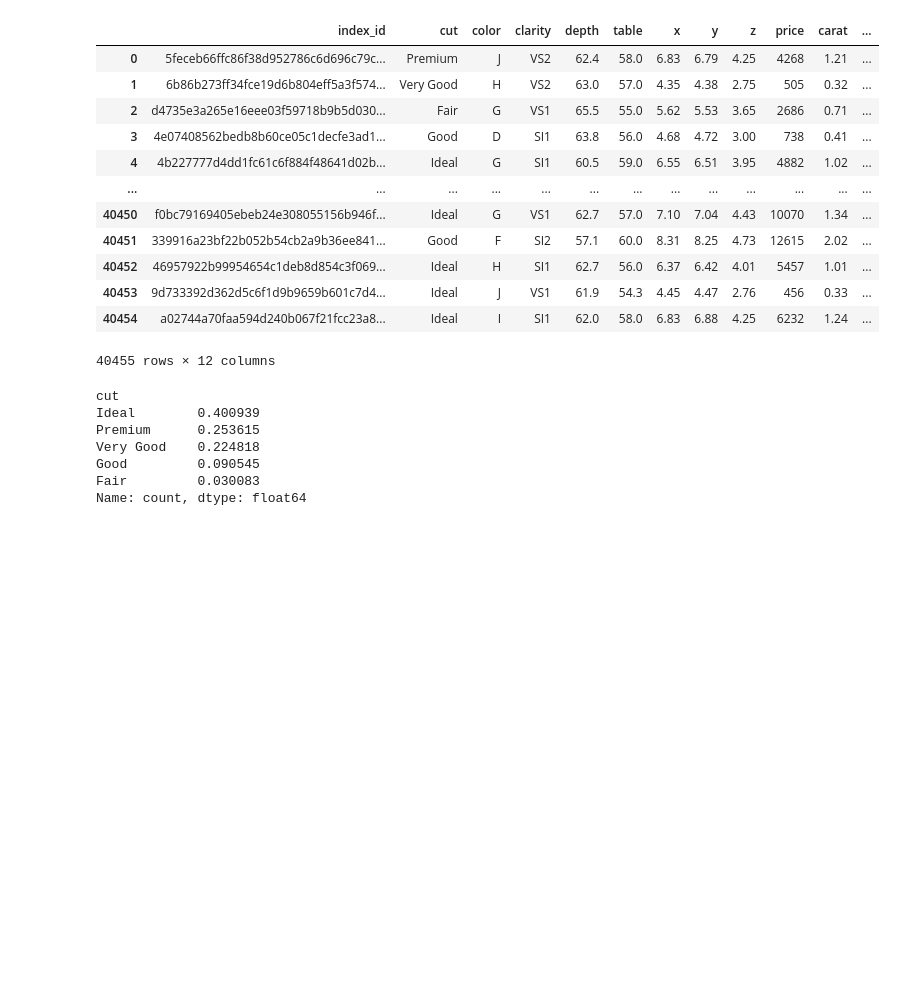
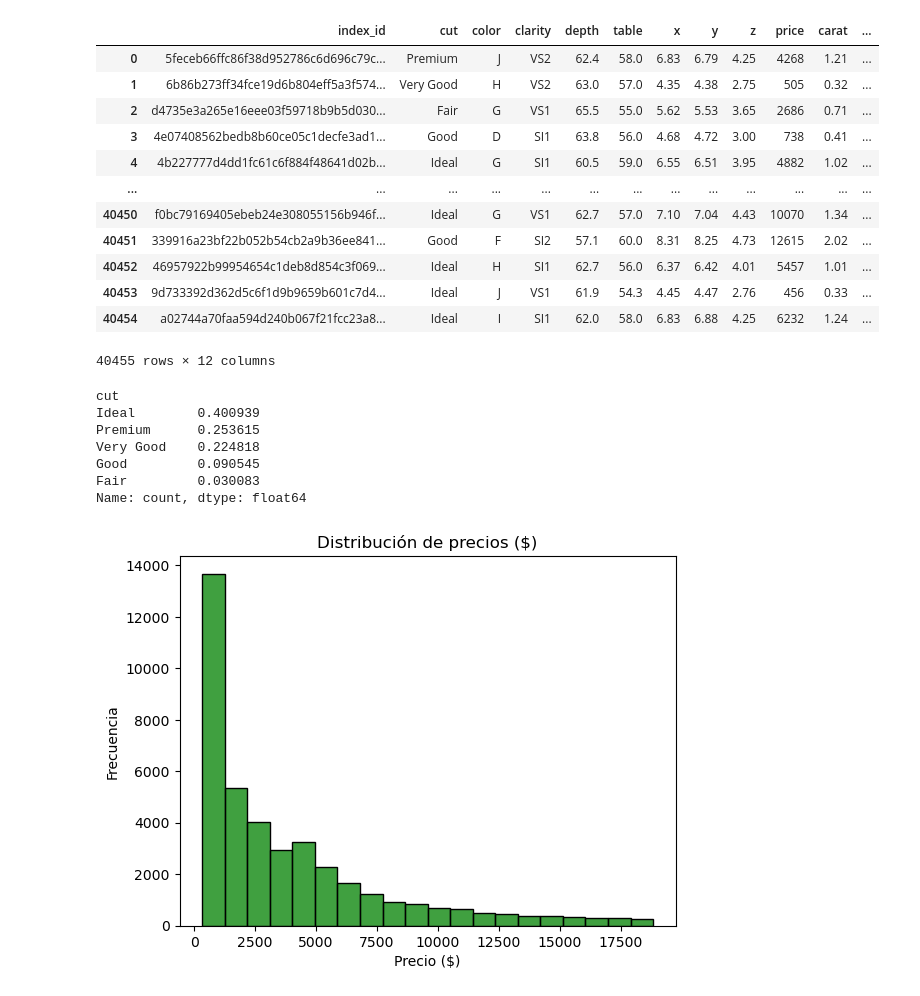
Before and after one commit to castroalberto/workshop-eda-challenge, a Jupyter notebook: dev.ipynb, the cells around one changed output. Cells and saved outputs as stored; diff of their text form; code cells hidden in the pictures; blank space fills up the shorter version.

```diff
--- a/dev.ipynb
+++ b/dev.ipynb
@@ -103,7 +105,7 @@ Data columns (total 4 columns):
 dtypes: object(4)
 memory usage: 1.2+ MB
 # %%
-concat_df = pd.merge(pd.merge(pd.merge(pd.merge(pd.merge(pd.merge(properties, cut, on='cut_id', how='left'),
+df = pd.merge(pd.merge(pd.merge(pd.merge(pd.merge(pd.merge(properties, cut, on='cut_id', how='left'),
                               color, on='color_id', how='left'),
                      clarity, on='clarity_id', how='left'),
                      dimensions, on='index_id', how='left'),
@@ -112,14 +114,14 @@ concat_df = pd.merge(pd.merge(pd.merge(pd.merge(pd.merge(pd.merge(properties, cu
 
 
 
-concat_df.head(2)
+df.head(2)
 # %% [output]
 |  | index_id | cut_id | color_id | clarity_id | cut | color | clarity | depth | table | x | ... |
 | 0 | 5feceb66ffc86f38d952786c6d696c79c... | de88c121a82a06352bf1aaceba2057835... | 6da43b944e494e885e69af021f93c6d93... | f0b2a1d0db08cc64f85d74f1d15c2191e... | Premium | J | VS2 | 62.4 | 58.0 | 6.83 | ... |
 | 1 | 6b86b273ff34fce19d6b804eff5a3f574... | 388655e25e91872329272fc10128ef535... | 44bd7ae60f478fae1061e11a7739f4b94... | f0b2a1d0db08cc64f85d74f1d15c2191e... | Very Good | H | VS2 | 63.0 | 57.0 | 4.35 | ... |
 # %%
-concat_df = concat_df.drop(['cut_id', 'color_id', 'clarity_id','city_id'], axis=1)
-concat_df
+df = df.drop(['cut_id', 'color_id', 'clarity_id','city_id'], axis=1)
+df
 # %% [output]
 |  | index_id | cut | color | clarity | depth | table | x | y | z | price | carat | ... |
 | 0 | 5feceb66ffc86f38d952786c6d696c79c... | Premium | J | VS2 | 62.4 | 58.0 | 6.83 | 6.79 | 4.25 | 4268 | 1.21 | ... |
@@ -150,3 +152,13 @@ Very Good    0.224818
 Good         0.090545
 Fair         0.030083
 Name: count, dtype: float64
+# %%
+# Visualizar la distribución de precios
+plt.figure
+sns.histplot(df['price'], bins=20, color='green')
+plt.title('Distribución de precios ($)')
+plt.xlabel('Precio ($)')
+plt.ylabel('Frecuencia')
+plt.show()
+# %% [output]
+[figure, added]
```
Also changed, not shown: parts of 9 cells of this notebook.
